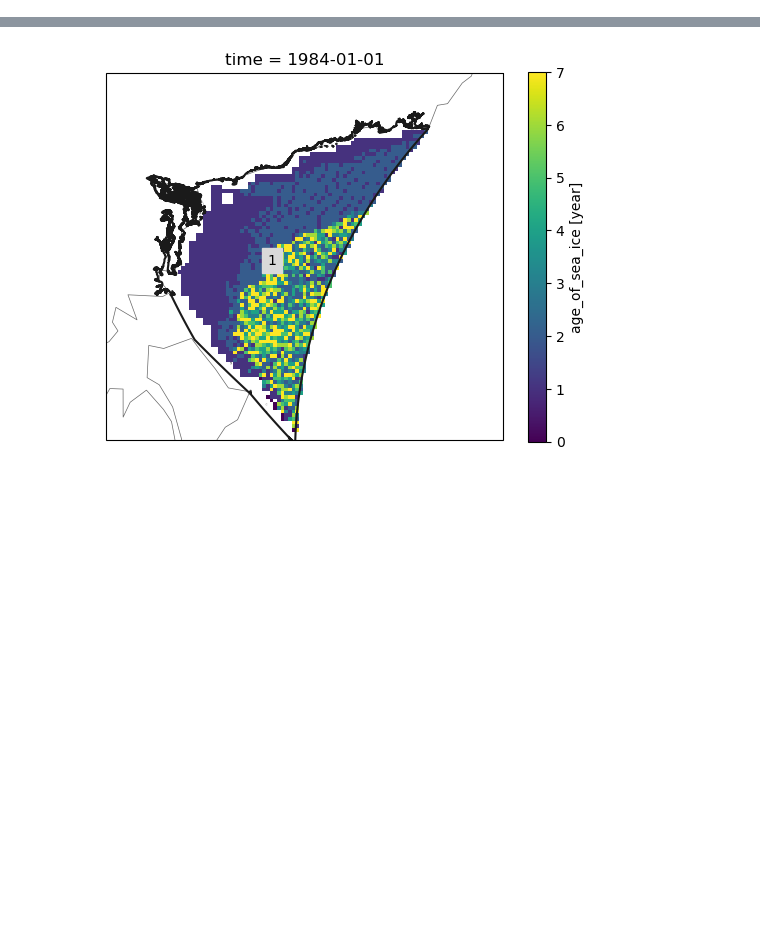
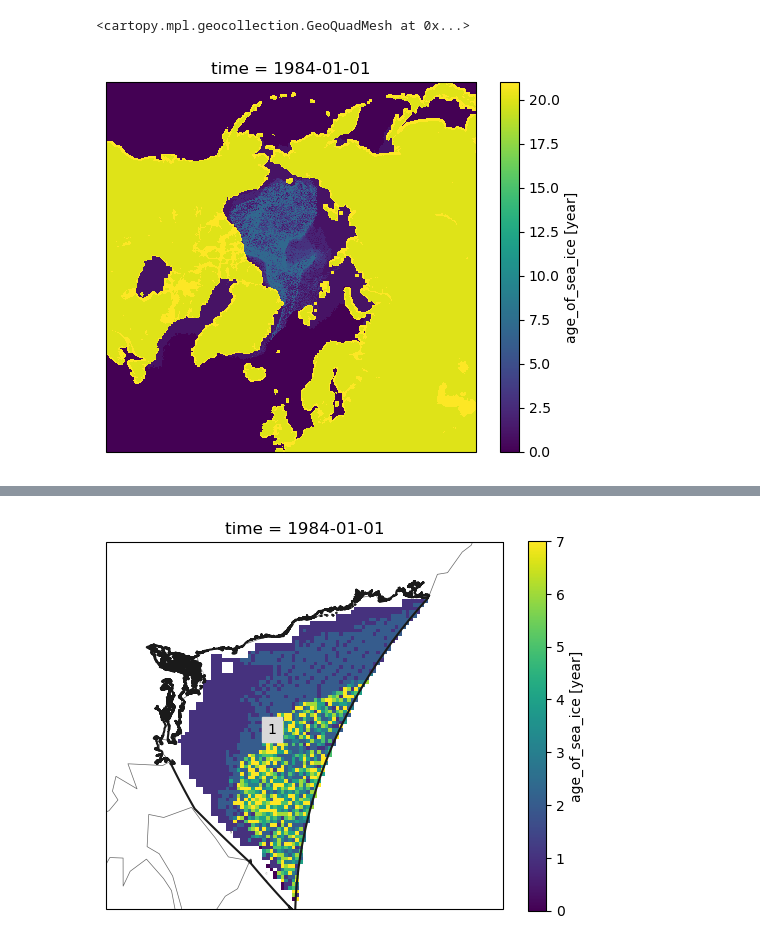
Before and after one commit to shanqi1998/ArcticZone, a Jupyter notebook: test.ipynb, the cells around one changed output, grey strips where cells are left out. Saved outputs shown, nothing was run; the diff lists cells and outputs as text; code cells hidden in the pictures; blank space fills up the shorter version.

```diff
--- a/test.ipynb
+++ b/test.ipynb
@@ -13,6 +13,12 @@ iceage = data.age_of_sea_ice[0,:,:]
 # %%
 lat = data['latitude']
 lon = data['longitude']
+# %%
+ax = plt.axes(projection = proj)
+iceage.plot.pcolormesh(ax=ax)
+# %% [output]
+<cartopy.mpl.geocollection.GeoQuadMesh at 0x...>
+[figure, added]
 # %%
 ArcticSea_shapefile = gp.read_file("../data/ArcticSeaShapefile/iho.shp")
 BeringSea_shapefile = gp.read_file("../data/BeringSeaShapefile/iho.shp")
```
Also changed, not shown: parts of 5 cells of this notebook.
